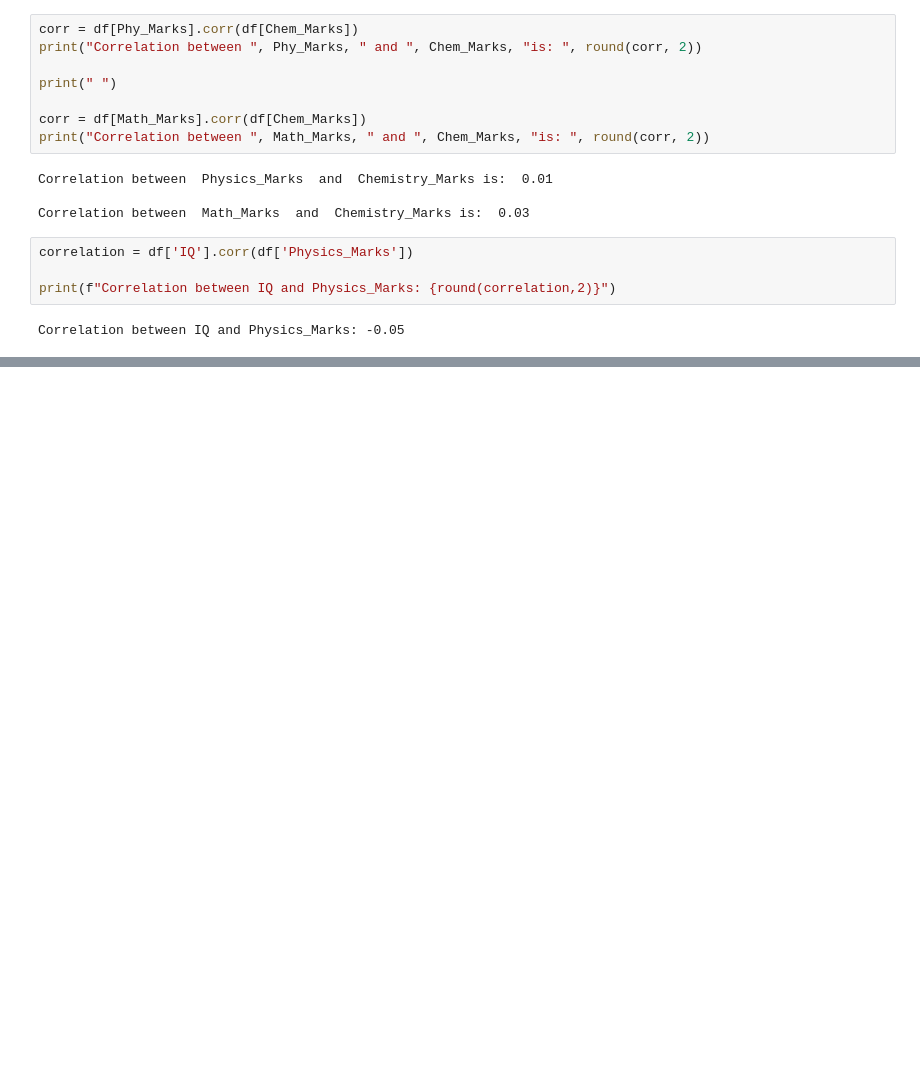
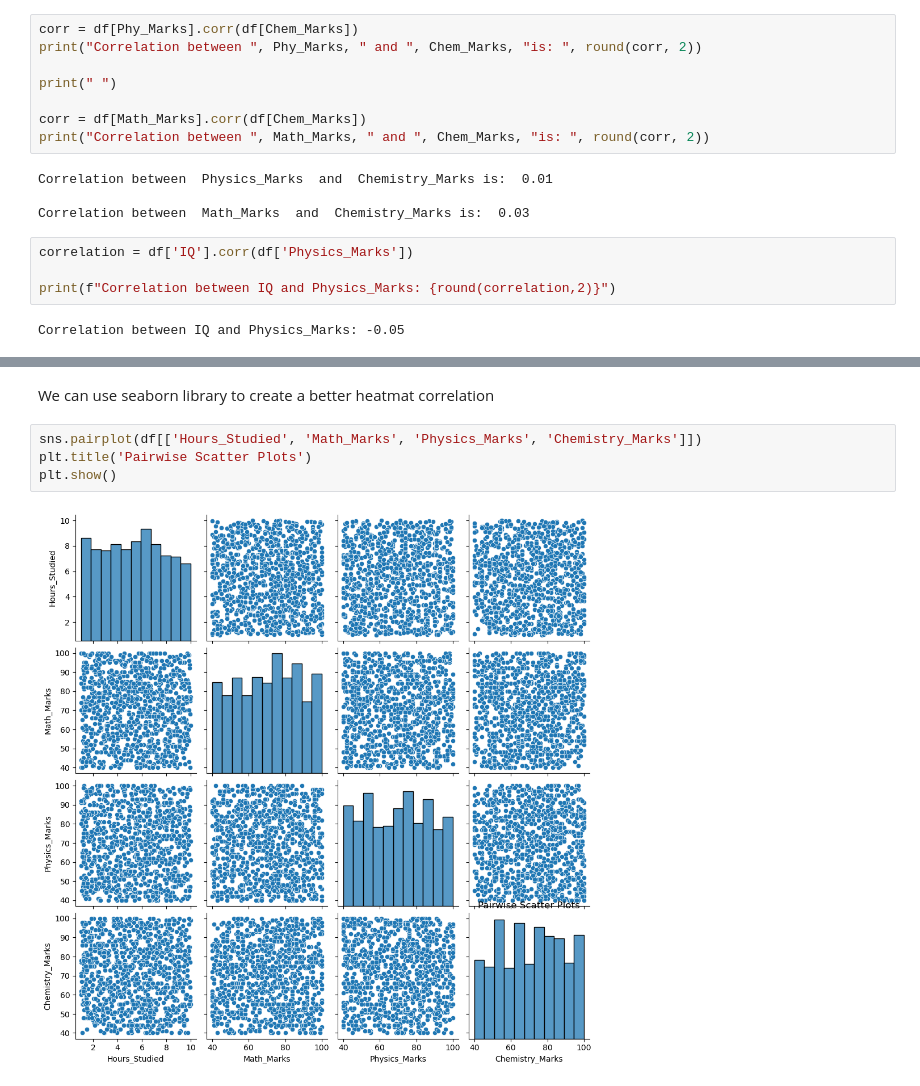
Before and after one commit to kriegher12/EDA-DSC, a Jupyter notebook: EDA.ipynb, the cells around one changed output, grey strips where cells are left out. Cells and saved outputs as stored; diff of their text form; blank space fills up the shorter version.

```diff
--- a/EDA.ipynb
+++ b/EDA.ipynb
@@ -286,0 +301,8 @@ Correlation between IQ and Physics_Marks: -0.05
+# %% [markdown]
+We can use seaborn library to create a better heatmat correlation
+# %%
+sns.pairplot(df[['Hours_Studied', 'Math_Marks', 'Physics_Marks', 'Chemistry_Marks']])
+plt.title('Pairwise Scatter Plots')
+plt.show()
+# %% [output]
+[figure, added]
```
Also changed, not shown: parts of 16 cells of this notebook.
